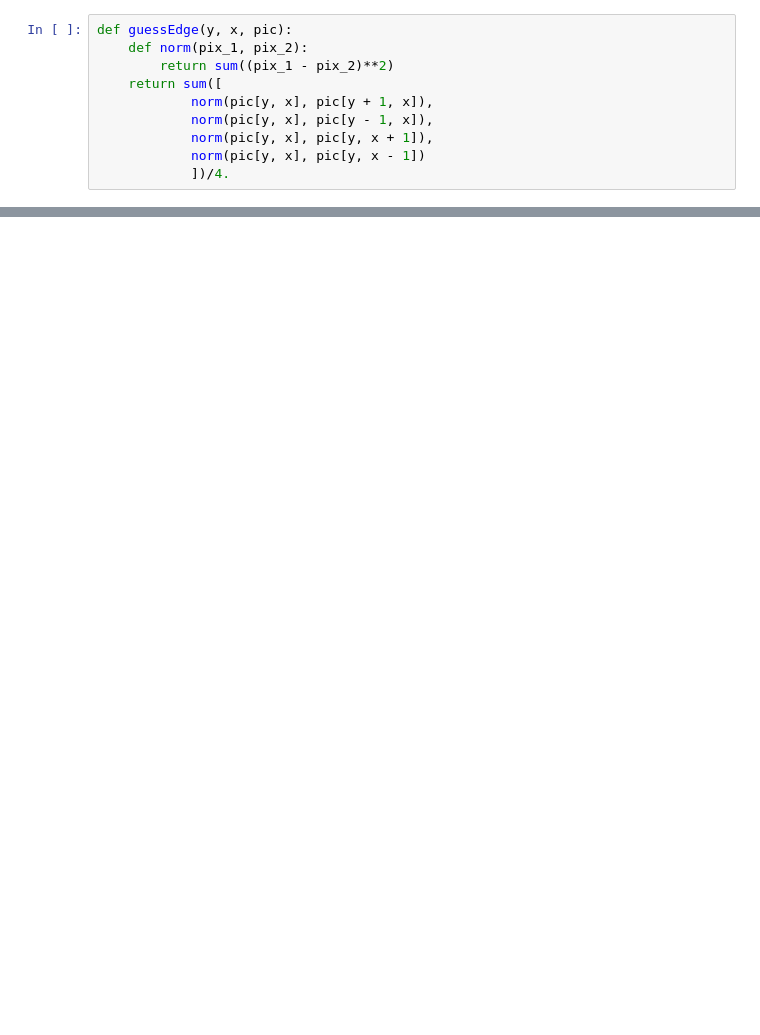
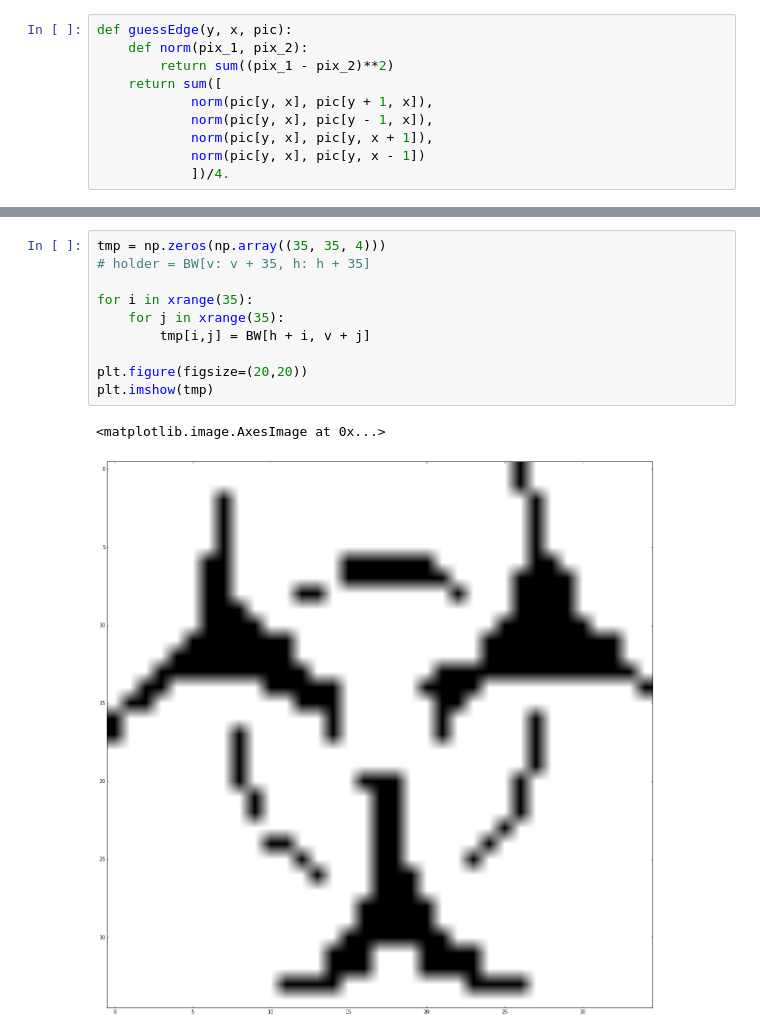
Before and after one commit to KongsakTi/NumMeth, a Jupyter notebook: Project/Project.ipynb, the cells around one changed output, grey strips where cells are left out. Cells and saved outputs as stored; diff of their text form; blank space fills up the shorter version.

```diff
--- a/Project/Project.ipynb
+++ b/Project/Project.ipynb
@@ -103,0 +105,13 @@ pic, BW = convert('/Users/SamX/Desktop/NumMeth/Project/Full/', "Full5.png")
+# %%
+tmp = np.zeros(np.array((35, 35, 4)))
+# holder = BW[v: v + 35, h: h + 35]
+
+for i in xrange(35):
+    for j in xrange(35):
+        tmp[i,j] = BW[h + i, v + j]
+
+plt.figure(figsize=(20,20))
+plt.imshow(tmp)
+# %% [output]
+<matplotlib.image.AxesImage at 0x...>
+[figure, added]
```
Also changed, not shown: parts of 17 cells of this notebook, 45 other files.
